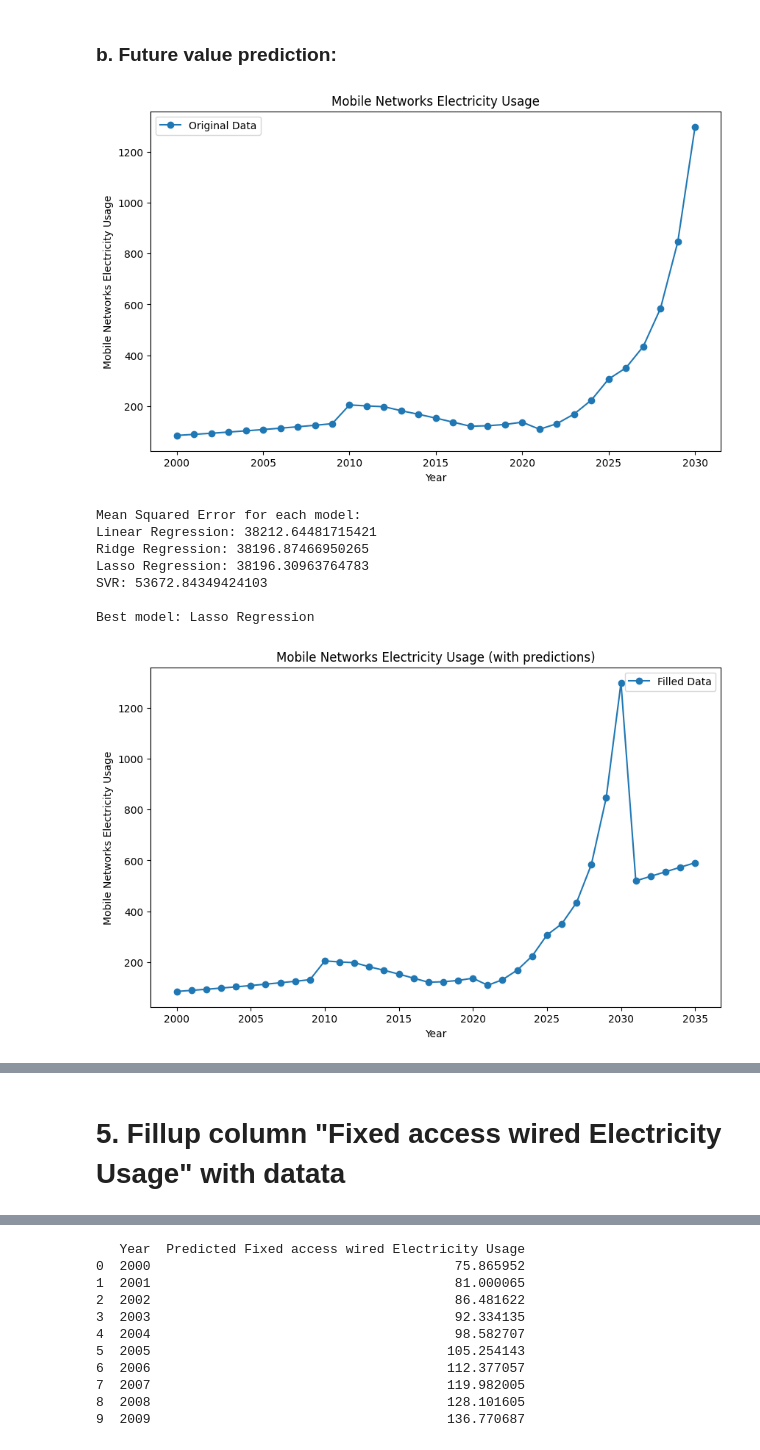
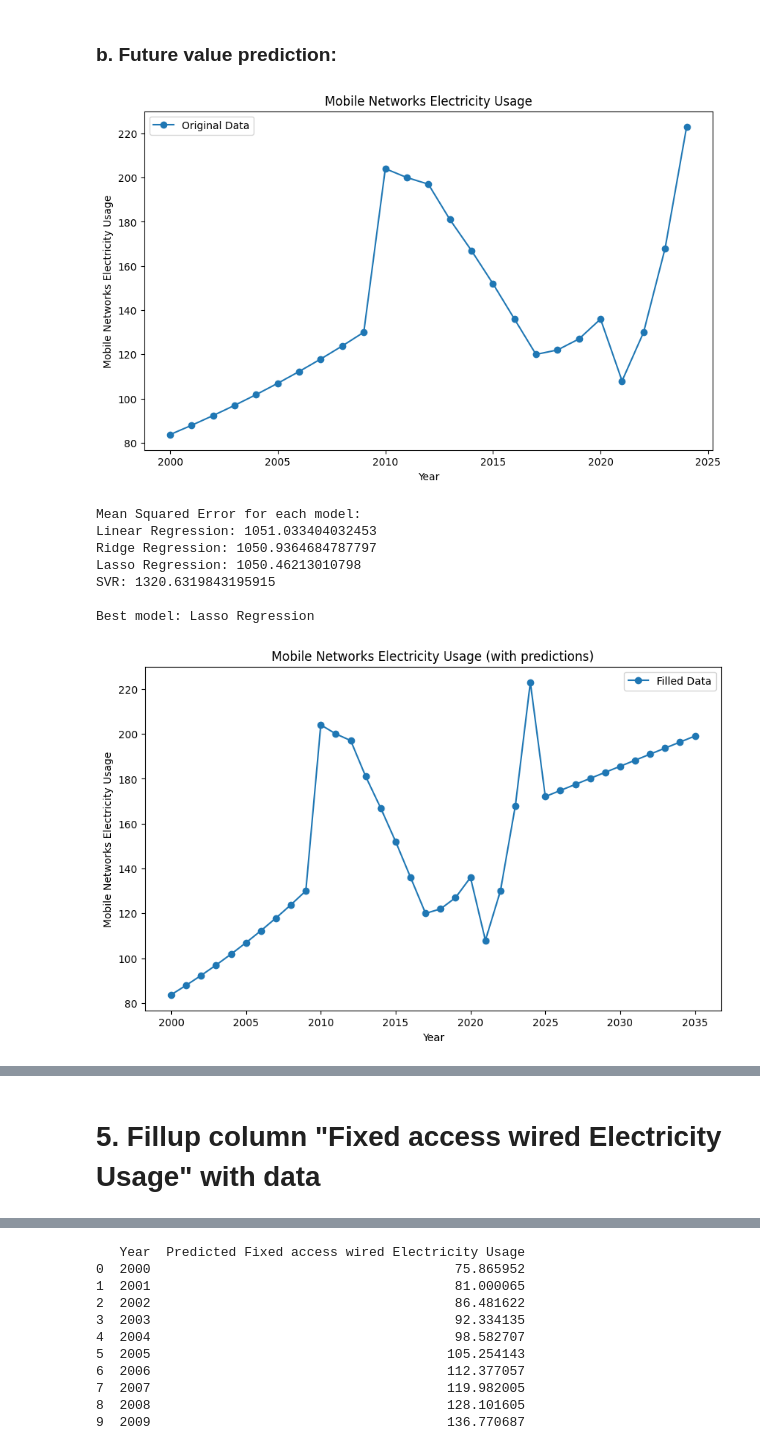
Before and after one commit to Akib13/Emission_of_ICT_calculation, a Jupyter notebook: Data processing/Network_Emission.ipynb, the cells around one changed output, grey strips where cells are left out. Cells and saved outputs as stored; diff of their text form; code cells hidden in the pictures.

```diff
--- a/Network_Emission.ipynb
+++ b/Data processing/Network_Emission.ipynb
@@ -676,7 +678,8 @@ data = {
     "Year": np.arange(2000, 2036),
     "Mobile Networks Electricity Usage": [83.737788, 87.933796, 92.340063, 96.967122, 101.826039, 106.92843, 112.286497,
                                           117.91305, 123.821544, 130.026106, 204, 200, 197, 181, 167, 152, 136, 120, 122,
-                                          127, 136, 108, 130, 168, 223, 306, 350, 434, 584, 846, 1300, np.nan, np.nan, np.nan, np.nan, np.nan],
+                                          127, 136, 108, 130, 168, 223, np.nan, np.nan, np.nan, np.nan, np.nan, np.nan,
+                                          np.nan, np.nan, np.nan, np.nan, np.nan],
 }
 
 # Create DataFrame
@@ -726,42 +729,42 @@ for name, mse in results.items():
     print(f"{name}: {mse}")
 
 # Select the best model (with the lowest MSE)
 best_model_name = min(results, key=results.get)
 best_model = models[best_model_name]
 print(f"\nBest model: {best_model_name}")
 
 # Train the best model on the entire known dataset
 best_model.fit(X, y)
 
 # Predict the missing values
 X_missing = missing_data[['Year']]
 y_missing_pred = best_model.predict(X_missing)
 
 # Fill the missing values in the original dataframe
 df.loc[df.isna().any(axis=1), 'Mobile Networks Electricity Usage'] = y_missing_pred
 
 # Plot the filled data
 plt.figure(figsize=(10, 6))
 plt.plot(df['Year'], df['Mobile Networks Electricity Usage'], label='Filled Data', marker='o')
 plt.xlabel('Year')
 plt.ylabel('Mobile Networks Electricity Usage')
 plt.title('Mobile Networks Electricity Usage (with predictions)')
 plt.legend()
 plt.show()
 
 # Print the filled dataframe
 print("\nFilled DataFrame:")
 print(df)
 # %% [output]
-[figure, old version]
+[figure, new version]
 Mean Squared Error for each model:
-Linear Regression: 38212.64481715421
-Ridge Regression: 38196.87466950265
-Lasso Regression: 38196.30963764783
-SVR: 53672.84349424103
+Linear Regression: 1051.033404032453
+Ridge Regression: 1050.9364684787797
+Lasso Regression: 1050.46213010798
+SVR: 1320.6319843195915
 
 Best model: Lasso Regression
-[figure, old version]
+[figure, new version]
 Filled DataFrame:
     Year  Mobile Networks Electricity Usage
 0   2000                          83.737788
@@ -782,3 +785,3 @@ Filled DataFrame:
 # %% [markdown]
-# 5. Fillup column "Fixed access wired Electricity Usage" with datata
+# 5. Fillup column "Fixed access wired Electricity Usage" with data
 # %% [markdown]
```
Also changed, not shown: parts of 55 cells of this notebook, 50 other files.
